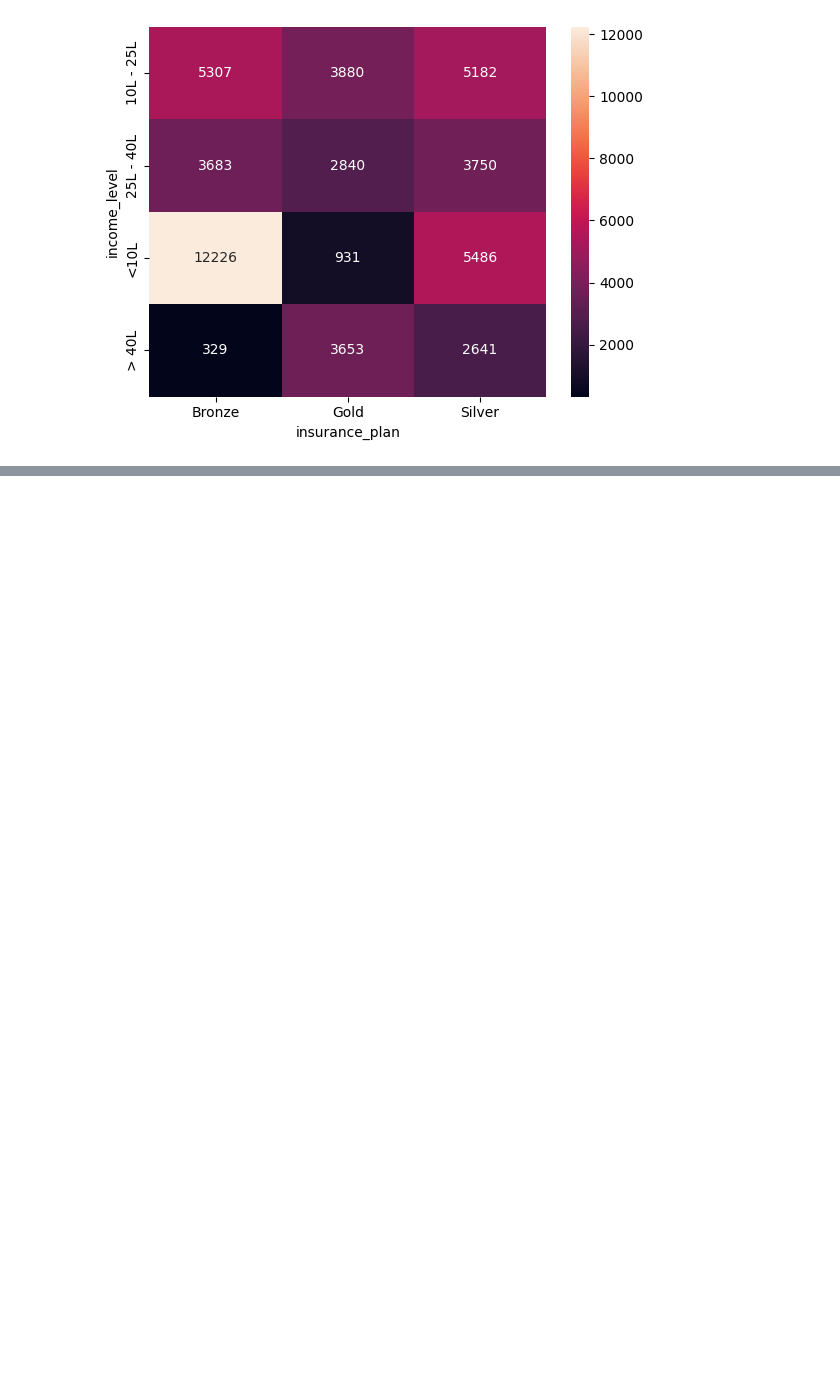
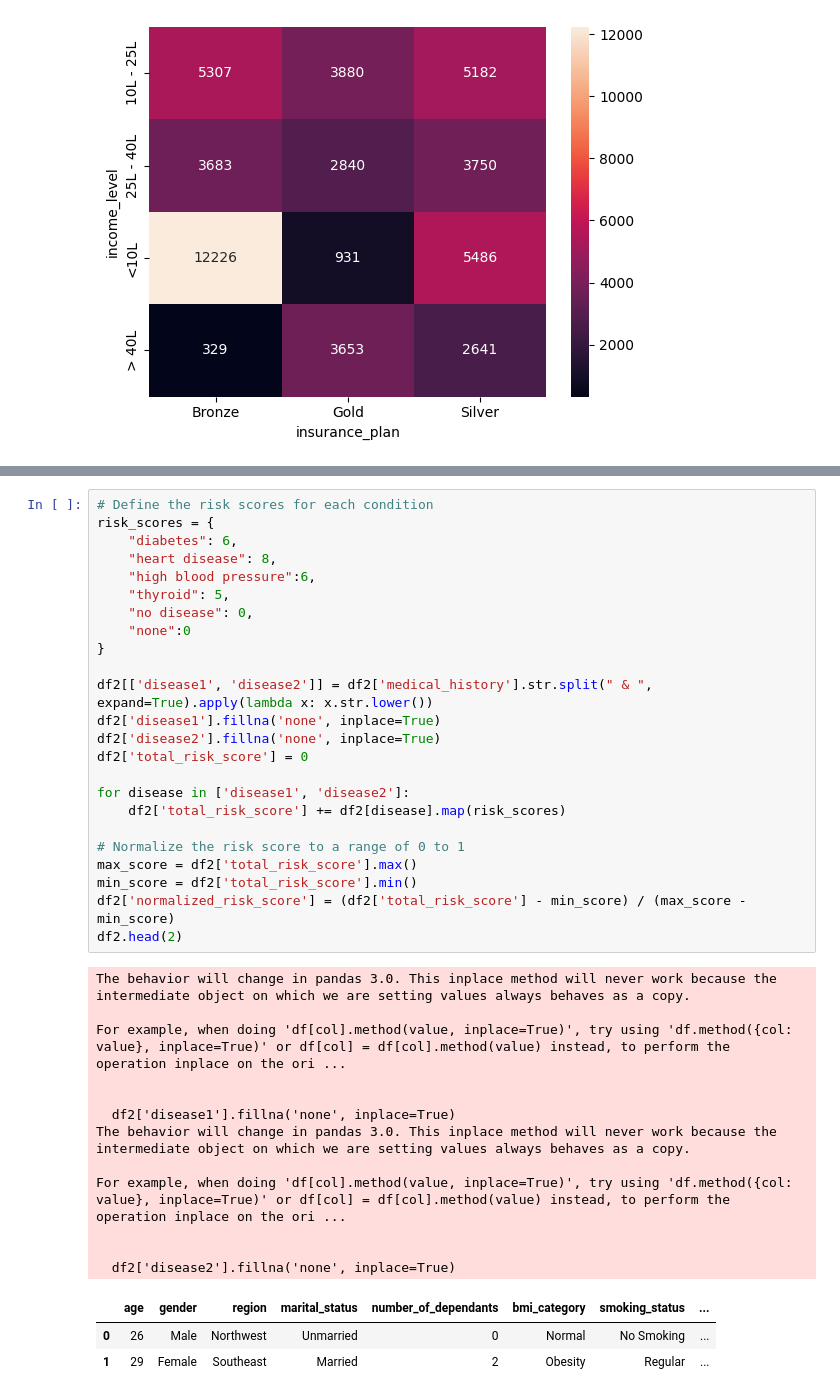
Before and after one commit to gianlucapes/health_care_premium, a Jupyter notebook: notebook/ml_prem_prediction.ipynb, the cells around one changed output, grey strips where cells are left out. Drawn from its saved outputs; the diff is of its cells as text; blank space fills up the shorter version.

```diff
--- a/notebook/data_cleaning.ipynb
+++ b/notebook/ml_prem_prediction.ipynb
@@ -243,0 +287,40 @@ plt.show()
+# %%
+# Define the risk scores for each condition
+risk_scores = {
+    "diabetes": 6,
+    "heart disease": 8,
+    "high blood pressure":6,
+    "thyroid": 5,
+    "no disease": 0,
+    "none":0
+}
+
+df2[['disease1', 'disease2']] = df2['medical_history'].str.split(" & ", expand=True).apply(lambda x: x.str.lower())
+df2['disease1'].fillna('none', inplace=True)
+df2['disease2'].fillna('none', inplace=True)
+df2['total_risk_score'] = 0
+
+for disease in ['disease1', 'disease2']:
+    df2['total_risk_score'] += df2[disease].map(risk_scores)
+
+# Normalize the risk score to a range of 0 to 1
+max_score = df2['total_risk_score'].max()
+min_score = df2['total_risk_score'].min()
+df2['normalized_risk_score'] = (df2['total_risk_score'] - min_score) / (max_score - min_score)
+df2.head(2)
+# %% [output]
+The behavior will change in pandas 3.0. This inplace method will never work because the intermediate object on which we are setting values always behaves as a copy.
+
+For example, when doing 'df[col].method(value, inplace=True)', try using 'df.method({col: value}, inplace=True)' or df[col] = df[col].method(value) instead, to perform the operation inplace on the ori ...
+
+
+  df2['disease1'].fillna('none', inplace=True)
+The behavior will change in pandas 3.0. This inplace method will never work because the intermediate object on which we are setting values always behaves as a copy.
+
+For example, when doing 'df[col].method(value, inplace=True)', try using 'df.method({col: value}, inplace=True)' or df[col] = df[col].method(value) instead, to perform the operation inplace on the ori ...
+
+
+  df2['disease2'].fillna('none', inplace=True)
+|  | age | gender | region | marital_status | number_of_dependants | bmi_category | smoking_status | ... |
+| 0 | 26 | Male | Northwest | Unmarried | 0 | Normal | No Smoking | ... |
+| 1 | 29 | Female | Southeast | Married | 2 | Obesity | Regular | ... |
```
Also changed, not shown: parts of 14 cells of this notebook.
